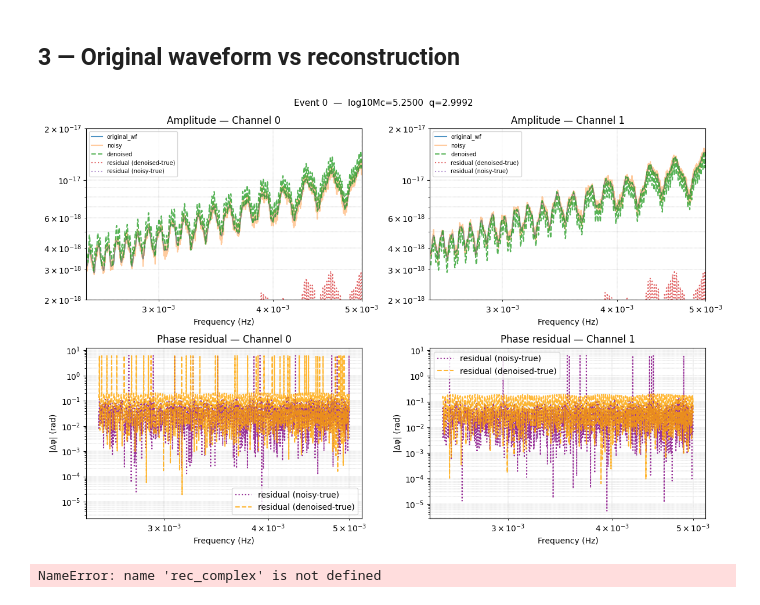
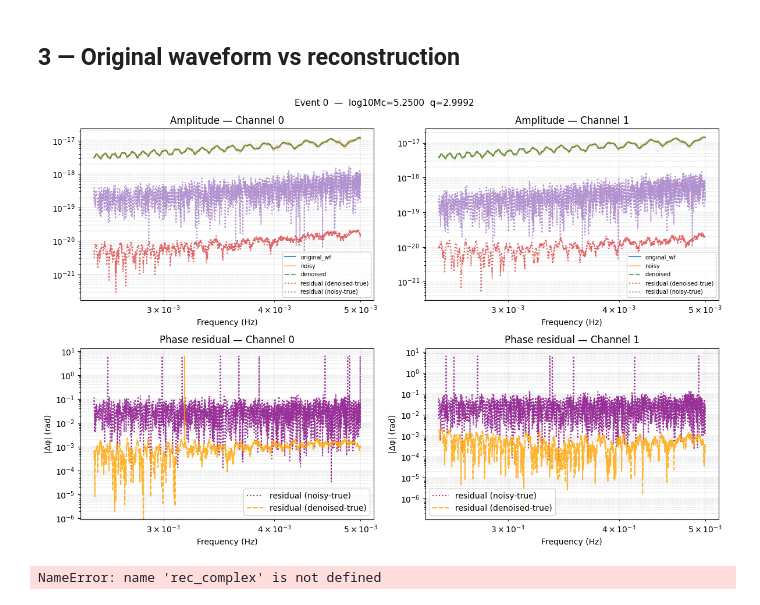
Before and after one commit to g-puleo/pembhb, a Jupyter notebook: scripts/visualise_autoencoder.ipynb, the cells around one changed output. Cells and saved outputs as stored; diff of their text form; code cells hidden in the pictures.

```diff
--- a/scripts/visualise_autoencoder.ipynb
+++ b/scripts/visualise_autoencoder.ipynb
@@ -27,5 +28,3 @@ print(f"Using device: {device}")
 Using device: cuda
 # %%
 from pembhb.model import JointAEInferenceNetwork
-
-JointAEInferenceNetwork.load_from_checkpoint()
@@ -185,7 +182,7 @@ torch.Size([2000, 4, 2048])
 # Channel ordering: [re_ch0, im_ch0, re_ch1, im_ch1, ...]
 
 original_wf_cmplx  = original_wf_sliced
-denoised_cmplx = denoised_sliced[:, 0::2, :] + 1j * denoised_sliced[:, 1::2, :]
+denoised_cmplx = ae._real_to_complex(denoised_sliced)
 noisy_data_cmplx = noisy_sliced
 
 
@@ -239,36 +236,36 @@ for j in range(N_events_plot):
         ax.set_xscale("log")
         ax.set_yscale("log")
         ax.set_title(f"Amplitude — Channel {c}")
         ax.legend(fontsize=7)
         ax.grid(True, which='both', ls='--', lw=0.3)
-        ax.set_xlim(2.5e-3, 5e-3)
-        ax.set_ylim(2e-18,2e-17)
+        # ax.set_xlim(2.5e-3, 5e-3)
+        # ax.set_ylim(2e-18,2e-17)
         # ── Phase residual ─────────────────────────────────────────────────
         ax = axes[1, c]
 
         phase_original_wf = torch.angle(original_wf_cmplx[j, c, :]).numpy()
         phase_denoised    = torch.angle(denoised_cmplx[j, c, :]).numpy()
         phase_residual_dt    = phase_residual_denoised_true[j, c, :].numpy()
         phase_residual_nt = phase_residual_noisy_true[j, c, :].numpy()
 
 
         ax.plot(freqs_sliced, phase_residual_nt, color='purple', alpha=0.8, label="residual (noisy-true)", linestyle=':')
         ax.plot(freqs_sliced, phase_residual_dt, color='orange', alpha=0.8, label="residual (denoised-true)", linestyle='--')
         ax.set_xlabel("Frequency (Hz)")
         ax.set_xscale("log")
         ax.set_yscale("log")
         ax.set_ylabel("|Δφ| (rad)")
         ax.set_title(f"Phase residual — Channel {c}")
         ax.grid(True, which='both', ls='--', lw=0.3)
         ax.legend()
     p = params[j].numpy()
     fig.suptitle(f"Event {j}  —  log10Mc={p[0]:.4f}  q={p[1]:.4f}", fontsize=11)
     fig.tight_layout()
     fig.savefig(os.path.join(plot_dir, f"ae_reconstruction_event_{j}.png"), dpi=150)
     plt.show()
     plt.close(fig)
 # %% [output]
-[figure, old version]
+[figure, new version]
 # %%
 # Also compare in the *complex* domain (amplitude)
 # Reconstruct complex waveform from AE output through the full encode→decode pipeline
```
Also changed, not shown: parts of 2 cells of this notebook, 7 other files.
